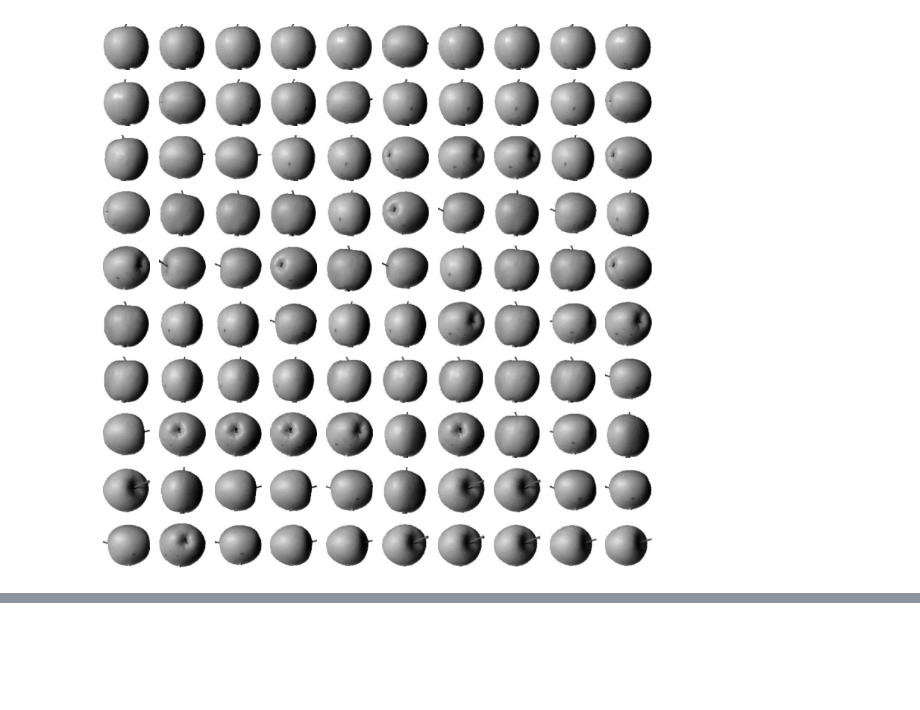
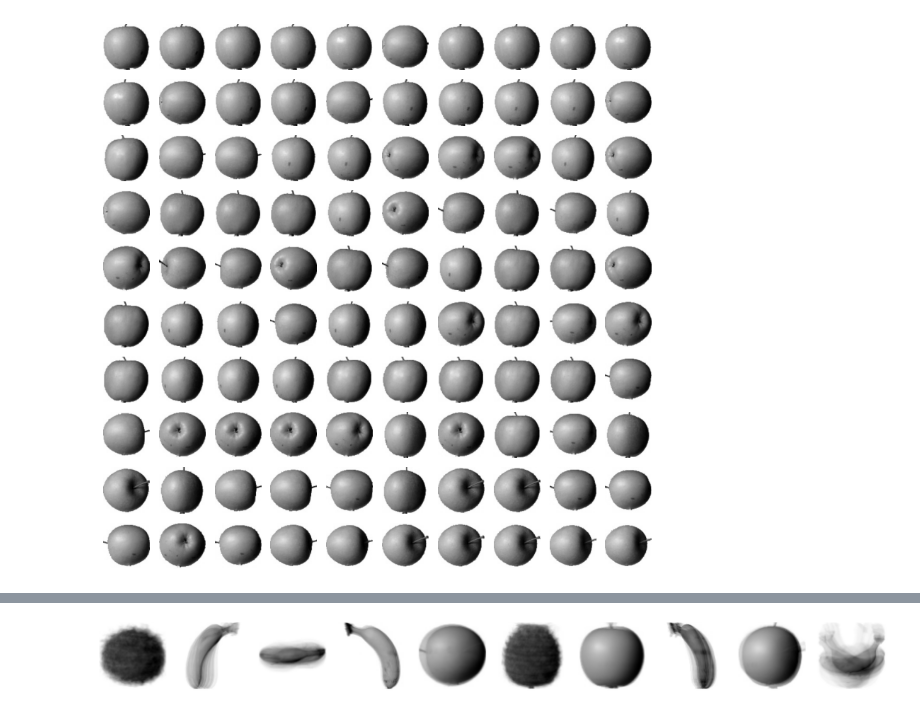
Before and after one commit to qwer1234566666/kuBig2025, a Jupyter notebook: ml_dl_python/a16_kmean.ipynb, the cells around one changed output, grey strips where cells are left out. Drawn from its saved outputs; the diff is of its cells as text; code cells hidden in the pictures; blank space fills up the shorter version.

```diff
--- a/ml_dl_python/a16_kmean.ipynb
+++ b/ml_dl_python/a16_kmean.ipynb
@@ -92,0 +147,4 @@ plt.show()
+# %%
+draw_fruits(km.cluster_centers_.reshape(-1, 100, 100), ratio=3)
+# %% [output]
+[figure, added]
```
Also changed, not shown: parts of 8 cells of this notebook, 3 other files.
